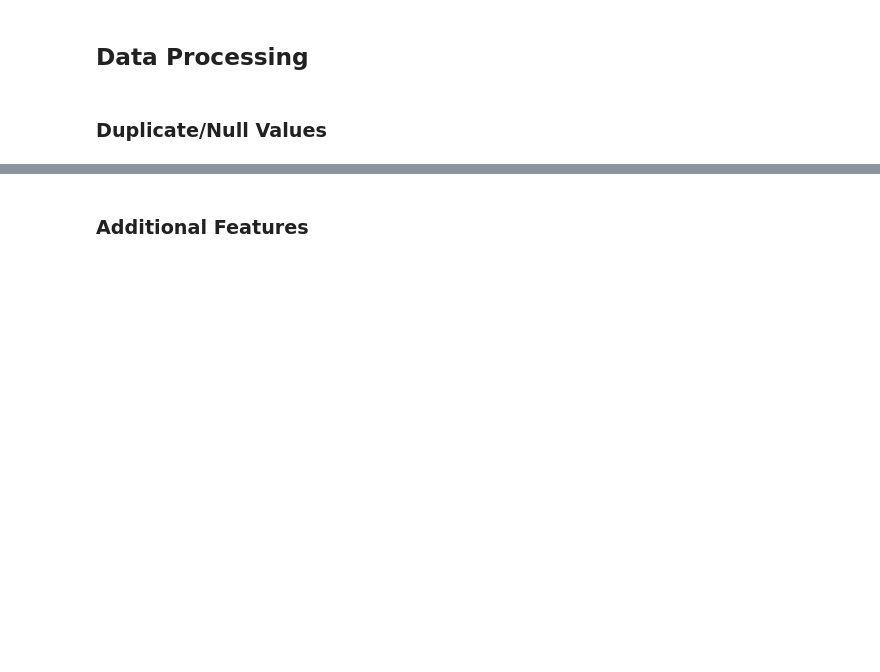
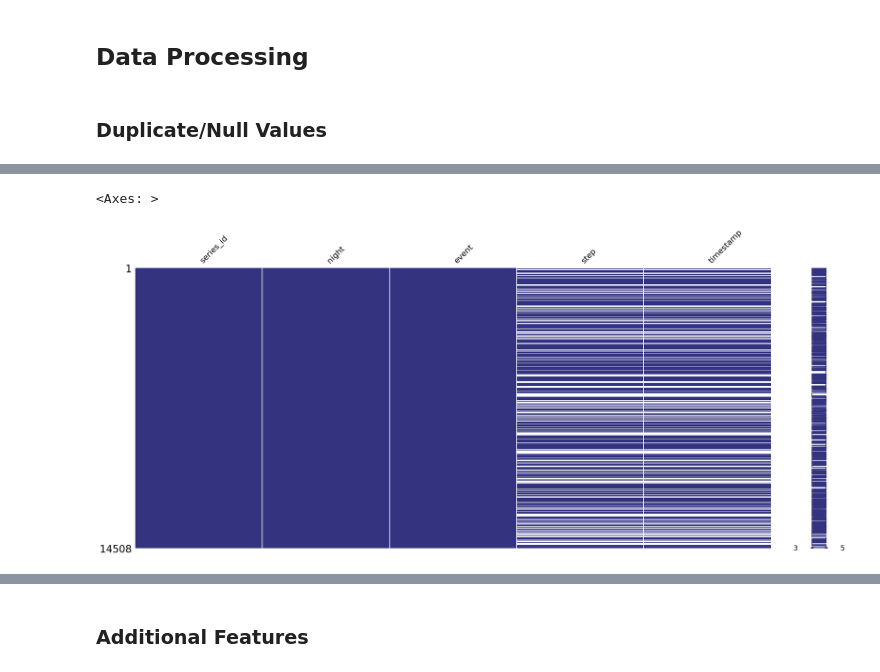
Before and after one commit to AmirMohammadiKarbalaei/Detect-Sleep-States-CMI, a Jupyter notebook: notebooks/eda - 1.0.ipynb, the cells around one changed output, grey strips where cells are left out. Drawn from its saved outputs; the diff is of its cells as text; code cells hidden in the pictures; blank space fills up the shorter version.

```diff
--- a/notebooks/eda - 1.0.ipynb
+++ b/notebooks/eda - 1.0.ipynb
@@ -121,0 +90,5 @@ plot(null_counts,"bar",Title)
+# %%
+msno.matrix(train_events, color=(0.2,0.2,0.5))
+# %% [output]
+<Axes: >
+[figure, added]
```
Also changed, not shown: parts of 35 cells of this notebook, 3 other files.
